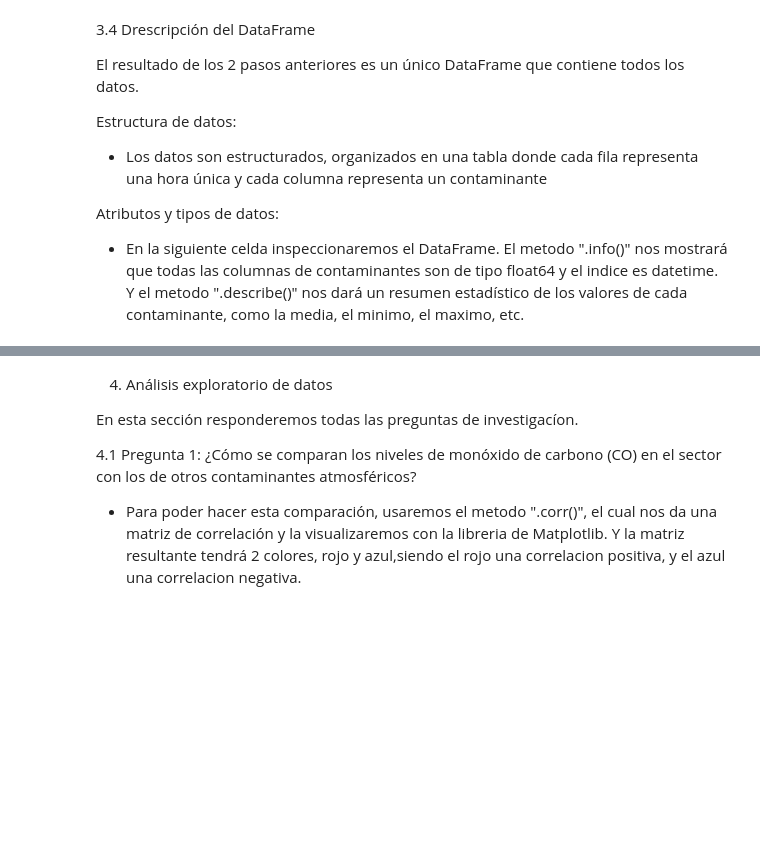
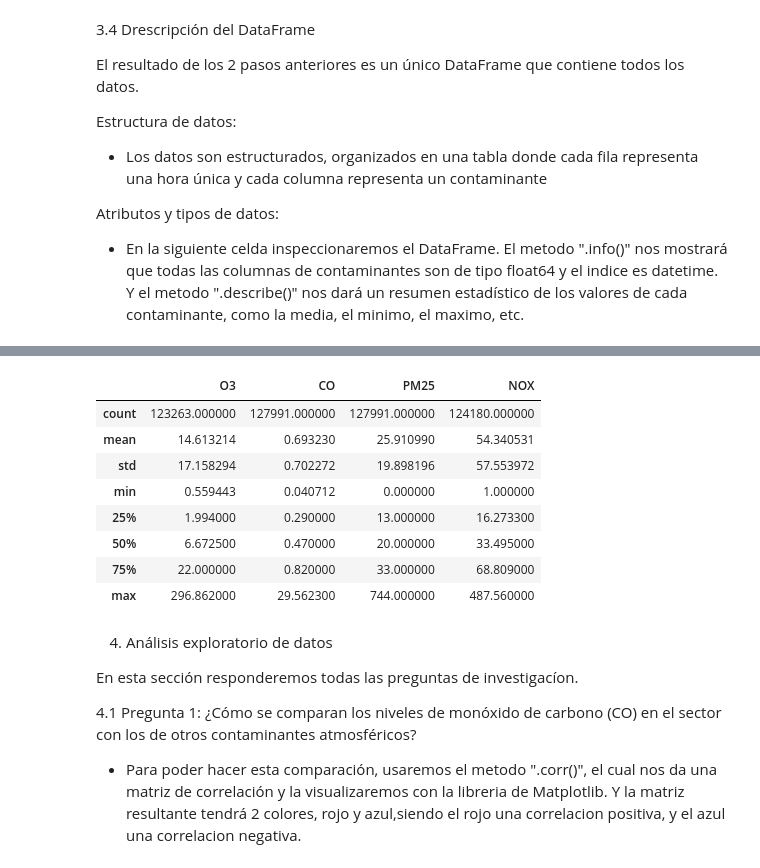
Before and after one commit to GiosueFN/IMT2200-Proyecto-Grupo-14, a Jupyter notebook: Proyecto_ICD/Notebooks/notebook.ipynb, the cells around one changed output, grey strips where cells are left out. Drawn from its saved outputs; the diff is of its cells as text; code cells hidden in the pictures; blank space fills up the shorter version.

```diff
--- a/Proyecto_ICD/Notebooks/notebook.ipynb
+++ b/Proyecto_ICD/Notebooks/notebook.ipynb
@@ -195,3 +196,16 @@ max       296.862000      29.562300     744.000000     487.560000
+# %%
+# Aquí el método describe:
+df_completo.describe()
+# %% [output]
+|  | O3 | CO | PM25 | NOX |
+| count | 123263.000000 | 127991.000000 | 127991.000000 | 124180.000000 |
+| mean | 14.613214 | 0.693230 | 25.910990 | 54.340531 |
+| std | 17.158294 | 0.702272 | 19.898196 | 57.553972 |
+| min | 0.559443 | 0.040712 | 0.000000 | 1.000000 |
+| 25% | 1.994000 | 0.290000 | 13.000000 | 16.273300 |
+| 50% | 6.672500 | 0.470000 | 20.000000 | 33.495000 |
+| 75% | 22.000000 | 0.820000 | 33.000000 | 68.809000 |
+| max | 296.862000 | 29.562300 | 744.000000 | 487.560000 |
 # %% [markdown]
 4. Análisis exploratorio de datos
 
```
Also changed, not shown: parts of 5 cells of this notebook.
